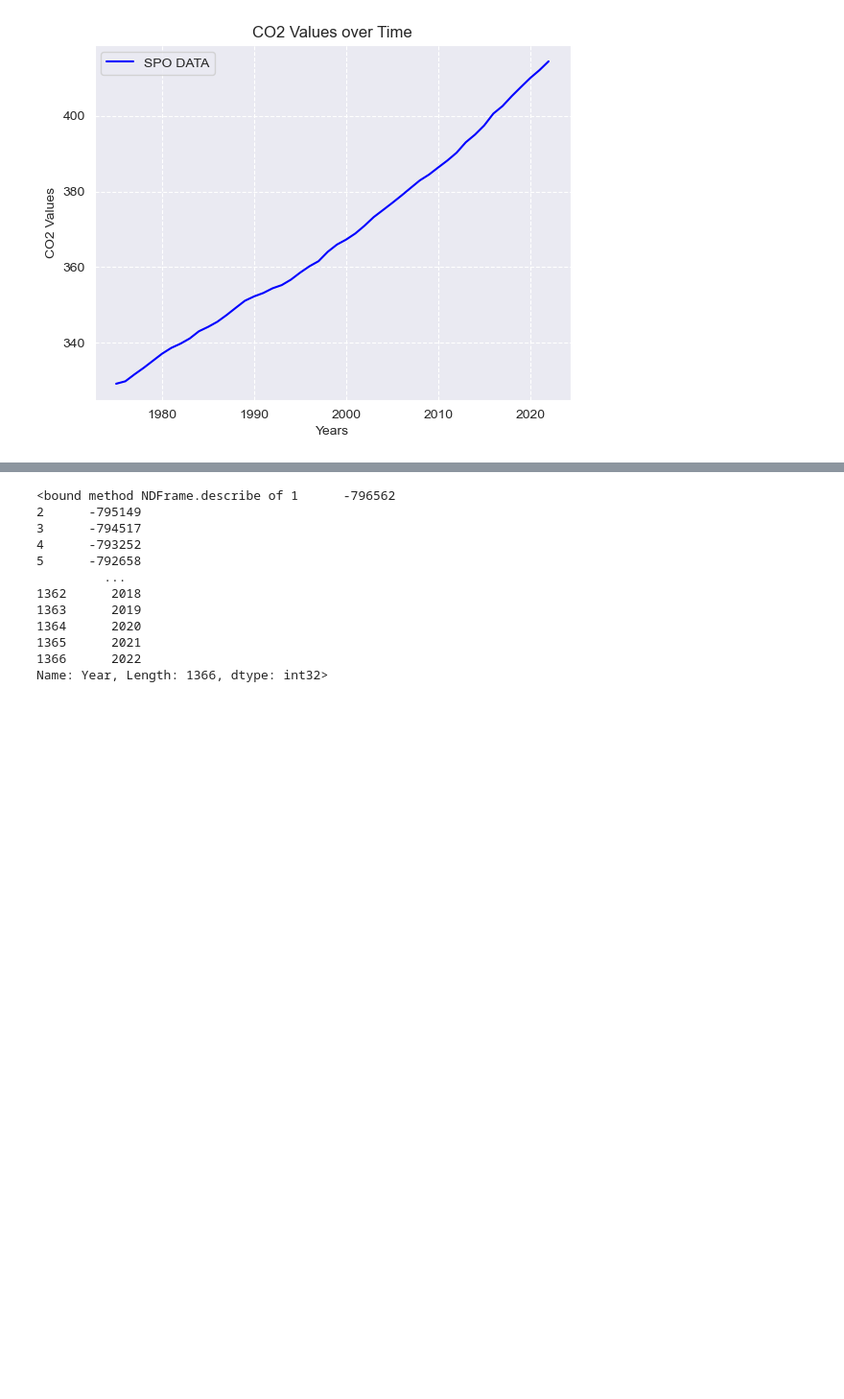
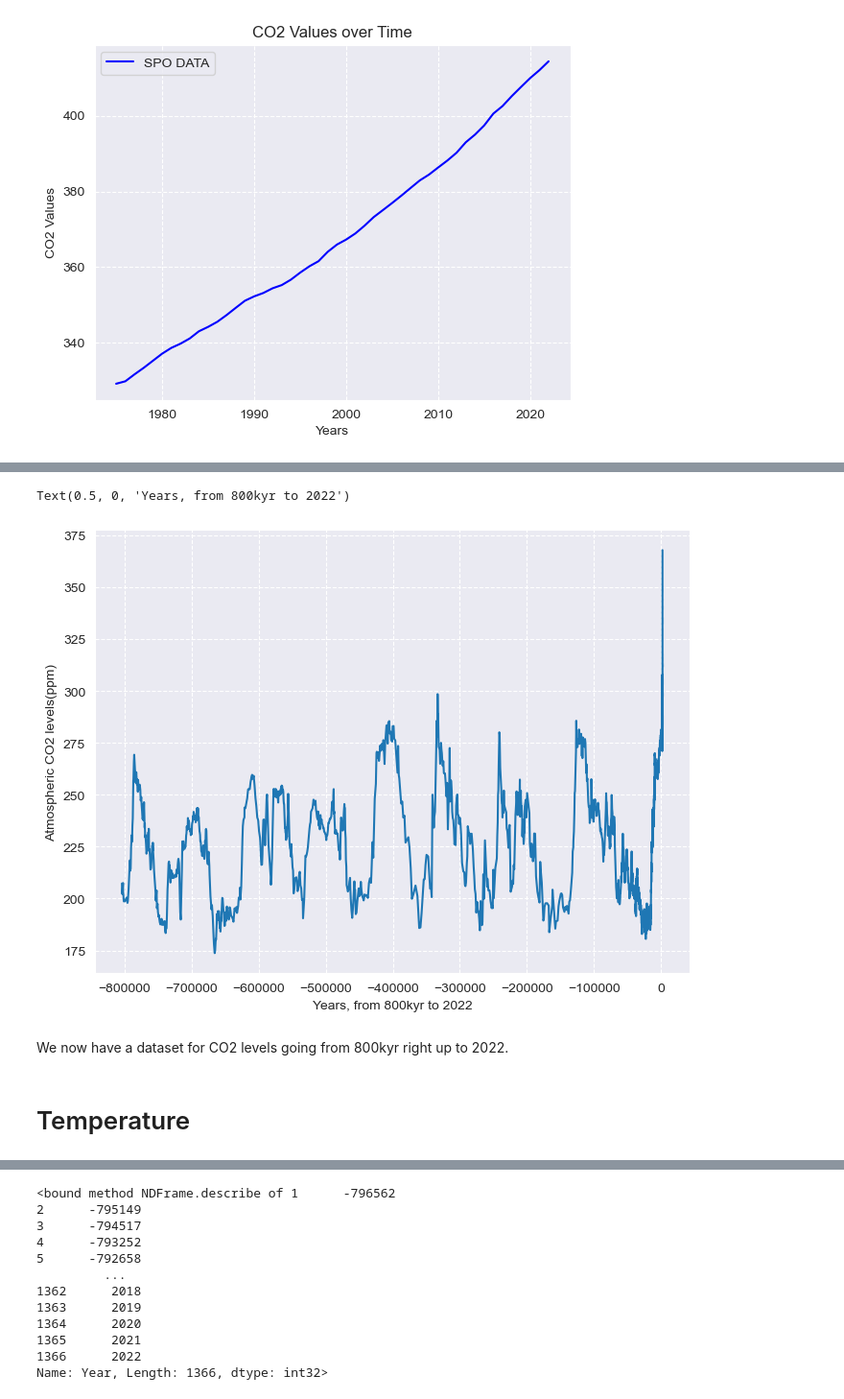
Before and after one commit to Kevin002023/PFDA--Climate-Project, a Jupyter notebook: PFDA-Project-2.ipynb, the cells around one changed output, grey strips where cells are left out. Shown: that part at 96% size. Cells and saved outputs as stored; diff of their text form; code cells hidden in the pictures; blank space fills up the shorter version.

```diff
--- a/PFDA-Project-2.ipynb
+++ b/PFDA-Project-2.ipynb
@@ -251,0 +291,6 @@ Text(0.5, 1.0, 'CO2 Values over Time')
+# %%
+ipcc = ipcc[::-1]
+ipcc
+
+complete_co2 = pd.concat([ipcc, last_twenty_1_co2], ignore_index = True)
+complete_co2
@@ -252,3 +311,22 @@ Text(0.5, 1.0, 'CO2 Values over Time')
+# %%
+plt.figure(figsize=(8, 6))  # Adjust the figure size if needed
+
+sns.lineplot(ipcc, x = "Corrected Years", y = "CO2(ppmv)",)
+sns.set_style("darkgrid" , {"ytick.major.size": 10 , "ytick.minor.size": 2 , 'grid.linestyle': '--'})
+#plt.gca().invert_xaxis() # reversing x axis so 2023 is furthest to the right
+
+#sns.regplot(x = ipcc['Year'], y = ipcc['CO2(ppmv)'], scatter=False, color='red', label='Trendline')
+
+#plt.xlim(-800000, 0) # went to 10000 to allow us to see the values in the present day
+plt.ylabel('Atmospheric CO2 levels(ppm)')
+plt.xlabel('Years, from 800kyr to 2022')
+# %% [output]
+Text(0.5, 0, 'Years, from 800kyr to 2022')
+[figure, added]
+# %% [markdown]
+We now have a dataset for CO2 levels going from 800kyr right up to 2022.
+# %% [markdown]
+# Temperature
 # %%
 #reading in the dataset
 
```
Also changed, not shown: parts of 7 cells of this notebook, 5 other files.
